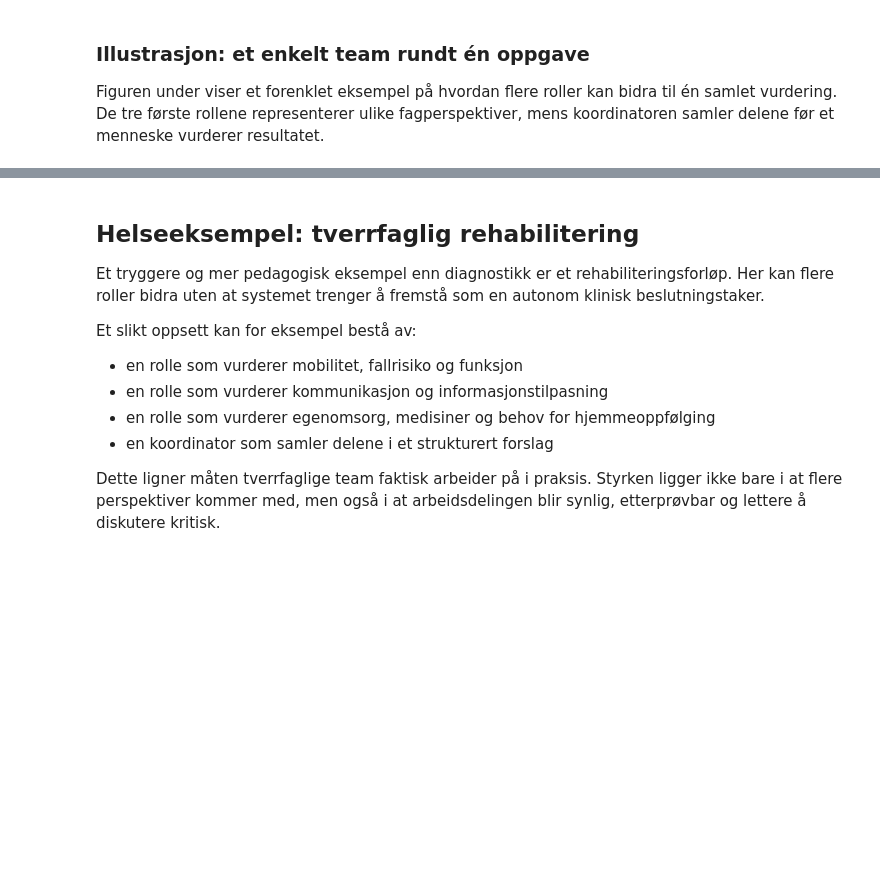
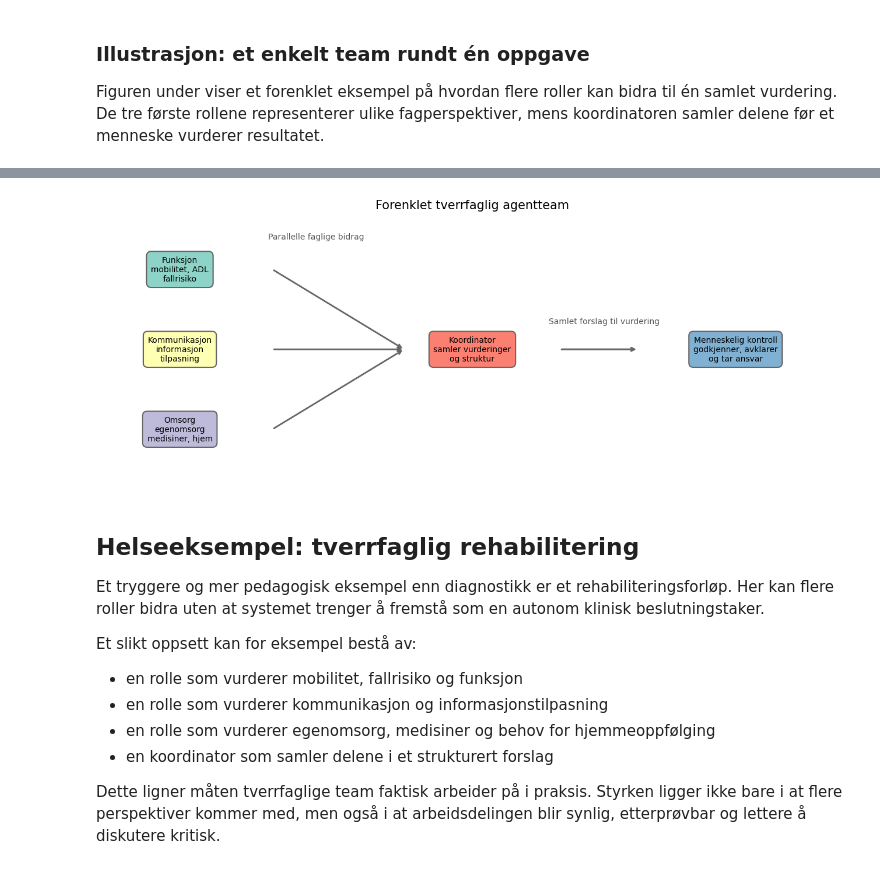
Before and after one commit to arvidl/AI-og-helse, a Jupyter notebook: uke05-agentisk-ai/02_agentisk_ai_i_helse.ipynb, the cells around one changed output, grey strips where cells are left out. Cells and saved outputs as stored; diff of their text form; code cells hidden in the pictures; blank space fills up the shorter version.

```diff
--- a/uke05-agentisk-ai/02_agentisk_ai_i_helse.ipynb
+++ b/uke05-agentisk-ai/02_agentisk_ai_i_helse.ipynb
@@ -271,3 +265,79 @@ plt.show()
+# %%
+roller = {
+    "Funksjon": {
+        "pos": (0.0, 2.0),
+        "farge": "#8dd3c7",
+        "tekst": "Funksjon\nmobilitet, ADL\nfallrisiko",
+    },
+    "Kommunikasjon": {
+        "pos": (0.0, 1.0),
+        "farge": "#ffffb3",
+        "tekst": "Kommunikasjon\ninformasjon\ntilpasning",
+    },
+    "Omsorg": {
+        "pos": (0.0, 0.0),
+        "farge": "#bebada",
+        "tekst": "Omsorg\negenomsorg\nmedisiner, hjem",
+    },
+    "Koordinator": {
+        "pos": (3.0, 1.0),
+        "farge": "#fb8072",
+        "tekst": "Koordinator\nsamler vurderinger\nog struktur",
+    },
+    "Menneskelig kontroll": {
+        "pos": (5.7, 1.0),
+        "farge": "#80b1d3",
+        "tekst": "Menneskelig kontroll\ngodkjenner, avklarer\nog tar ansvar",
+    },
+}
+
+fig, ax = plt.subplots(figsize=(13, 5.2))
+
+for navn, info in roller.items():
+    x, y = info["pos"]
+    ax.text(
+        x,
+        y,
+        info["tekst"],
+        ha="center",
+        va="center",
+        fontsize=10,
+        bbox={
+            "boxstyle": "round,pad=0.55",
+            "facecolor": info["farge"],
+            "edgecolor": "#666666",
+            "linewidth": 1.5,
+        },
+    )
+
+for navn in ["Funksjon", "Kommunikasjon", "Omsorg"]:
+    start_x, start_y = roller[navn]["pos"]
+    slutt_x, slutt_y = roller["Koordinator"]["pos"]
+    ax.annotate(
+        "",
+        xy=(slutt_x - 0.7, slutt_y),
+        xytext=(start_x + 0.95, start_y),
+        arrowprops=dict(arrowstyle="->", lw=2, color="#666666"),
+    )
+
+ax.annotate(
+    "",
+    xy=(roller["Menneskelig kontroll"]["pos"][0] - 1.0, roller["Menneskelig kontroll"]["pos"][1]),
+    xytext=(roller["Koordinator"]["pos"][0] + 0.9, roller["Koordinator"]["pos"][1]),
+    arrowprops=dict(arrowstyle="->", lw=2.2, color="#666666"),
+)
+
+ax.text(1.4, 2.38, "Parallelle faglige bidrag", ha="center", fontsize=10, color="#555555")
+ax.text(4.35, 1.32, "Samlet forslag til vurdering", ha="center", fontsize=10, color="#555555")
+
+ax.set_title("Forenklet tverrfaglig agentteam", fontsize=15)
+ax.set_xlim(-0.8, 6.8)
+ax.set_ylim(-0.7, 2.7)
+ax.axis("off")
+plt.tight_layout()
+plt.show()
+# %% [output]
+[figure, added]
 # %% [markdown]
 ## Helseeksempel: tverrfaglig rehabilitering
 
```
Also changed, not shown: parts of 7 cells of this notebook, 1 other file.
